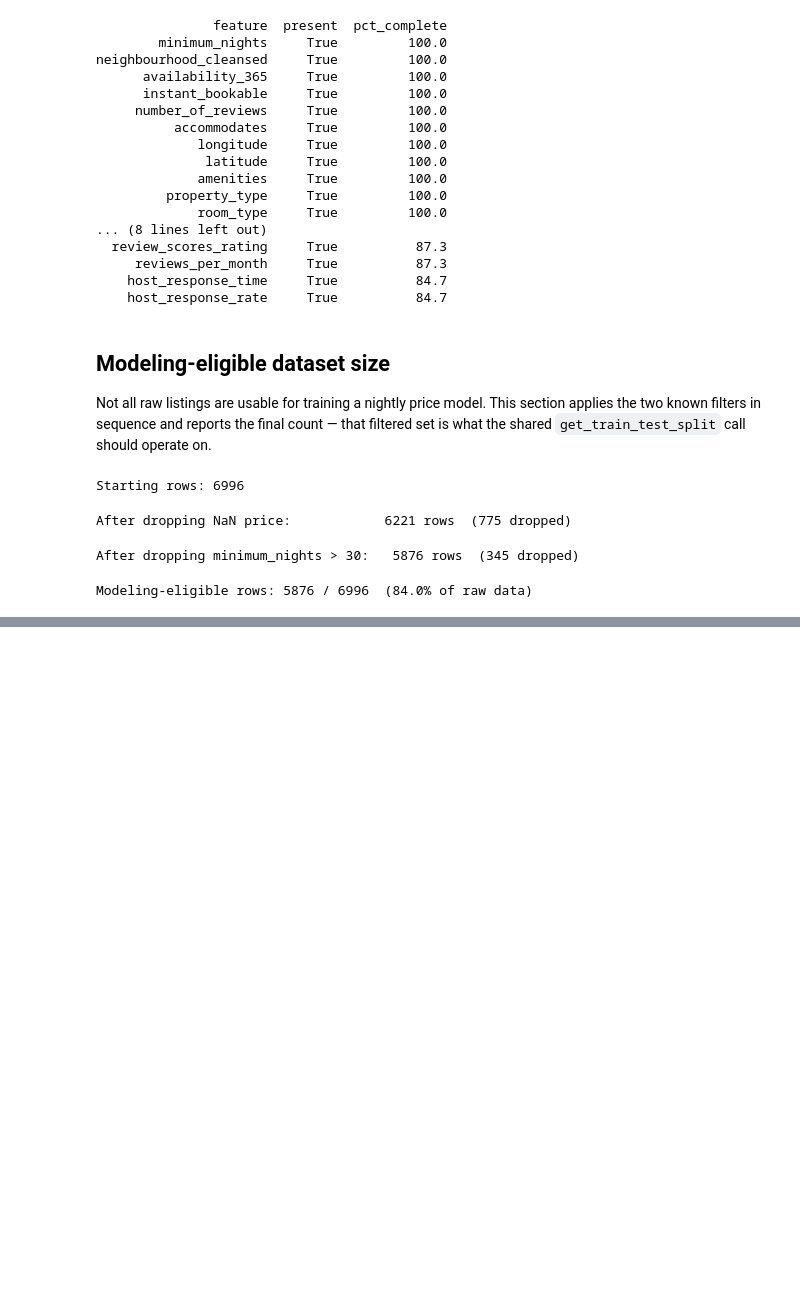
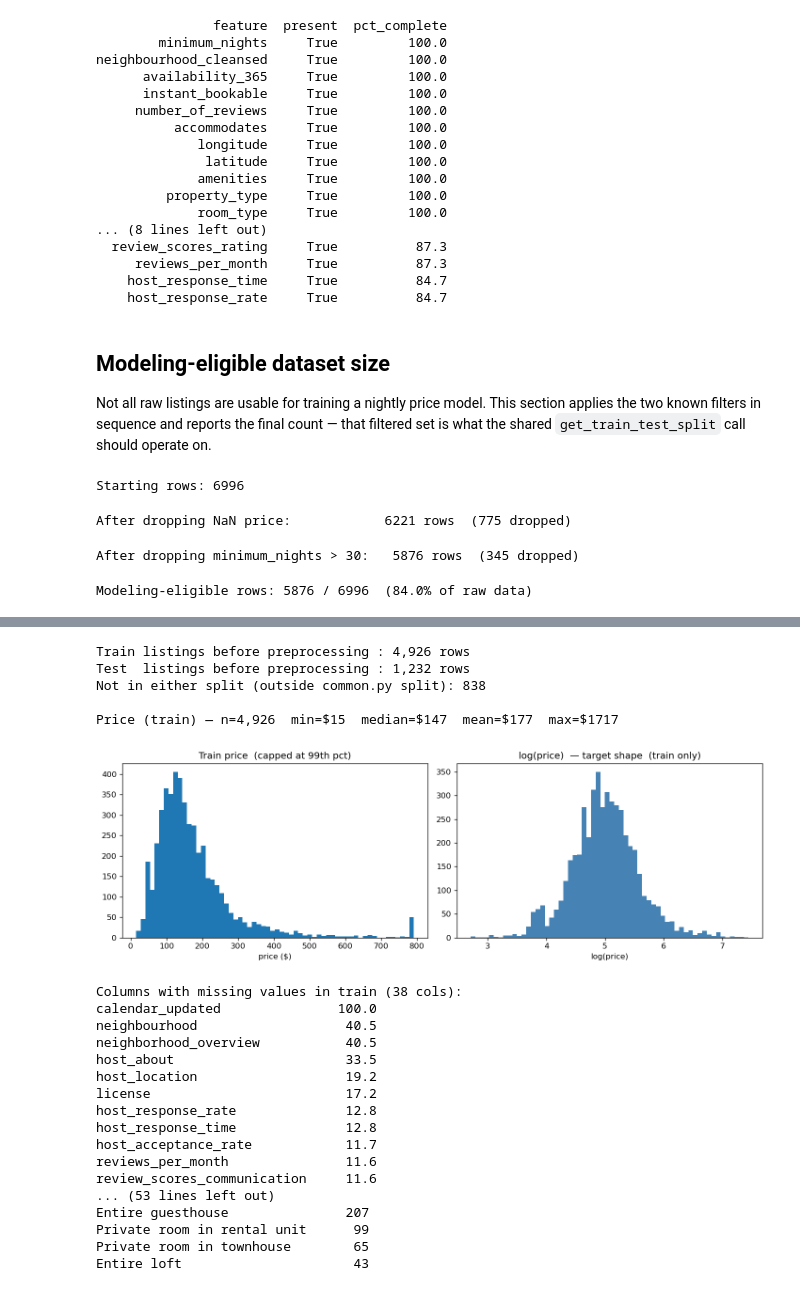
Before and after one commit to hasmiig/Machine_Learning_Project, a Jupyter notebook: notebooks/tabular_explore.ipynb, the cells around one changed output, grey strips where cells are left out. Cells and saved outputs as stored; diff of their text form; code cells hidden in the pictures; blank space fills up the shorter version.

```diff
--- a/notebooks/tabular_explore.ipynb
+++ b/notebooks/tabular_explore.ipynb
@@ -1131,0 +1105,72 @@ All columns:
+# %%
+import numpy as np
+
+_train_ids = np.load("../data/raw/train_ids.npy")
+_test_ids  = np.load("../data/raw/test_ids.npy")
+
+# Filter price-cleaned df to train listings only (before any pipeline steps)
+df_tr_raw = df[df["id"].isin(_train_ids)].reset_index(drop=True)
+
+print(f"Train listings before preprocessing : {len(df_tr_raw):,} rows")
+print(f"Test  listings before preprocessing : {(df['id'].isin(_test_ids)).sum():,} rows")
+print(f"Not in either split (outside common.py split): "
+      f"{(~df['id'].isin(_train_ids) & ~df['id'].isin(_test_ids)).sum():,}")
+
+# Price distribution in train set
+price_tr = df_tr_raw["price"].dropna()
+print(f"\nPrice (train) — n={len(price_tr):,}  "
+      f"min=${price_tr.min():.0f}  median=${price_tr.median():.0f}  "
+      f"mean=${price_tr.mean():.0f}  max=${price_tr.max():.0f}")
+
+fig, (ax1, ax2) = plt.subplots(1, 2, figsize=(12, 4))
+ax1.hist(price_tr.clip(upper=price_tr.quantile(0.99)), bins=60, edgecolor="none")
+ax1.set_title("Train price  (capped at 99th pct)")
+ax1.set_xlabel("price ($)")
+ax2.hist(np.log(price_tr), bins=60, edgecolor="none", color="steelblue")
+ax2.set_title("log(price)  — target shape  (train only)")
+ax2.set_xlabel("log(price)")
+plt.tight_layout()
+plt.show()
+
+# Missing values in train set before pipeline
+missing_tr = (df_tr_raw.isnull().mean() * 100).sort_values(ascending=False)
+missing_tr = missing_tr[missing_tr > 0]
+print(f"\nColumns with missing values in train ({len(missing_tr)} cols):")
+print(missing_tr.round(1).to_string())
+
+# Key numeric stats (train, before preprocessing)
+num_cols = ["accommodates", "bedrooms", "bathrooms",
+            "minimum_nights", "number_of_reviews", "review_scores_rating"]
+print("\nNumeric feature stats (train, before preprocessing):")
+print(df_tr_raw[[c for c in num_cols if c in df_tr_raw.columns]].describe().round(2).to_string())
+
+# Categorical distributions in train
+for col in ("room_type", "property_type"):
+    if col in df_tr_raw.columns:
+        vc = df_tr_raw[col].value_counts()
+        print(f"\n{col} (train, before preprocessing):")
+        print(vc.head(10).to_string())
+# %% [output]
+Train listings before preprocessing : 4,926 rows
+Test  listings before preprocessing : 1,232 rows
+Not in either split (outside common.py split): 838
+
+Price (train) — n=4,926  min=$15  median=$147  mean=$177  max=$1717
+[figure, added]
+Columns with missing values in train (38 cols):
+calendar_updated               100.0
+neighbourhood                   40.5
+neighborhood_overview           40.5
+host_about                      33.5
+host_location                   19.2
+license                         17.2
+host_response_rate              12.8
+host_response_time              12.8
+host_acceptance_rate            11.7
+reviews_per_month               11.6
+review_scores_communication     11.6
+... (53 lines left out)
+Entire guesthouse               207
+Private room in rental unit      99
+Private room in townhouse        65
+Entire loft                      43
```
Also changed, not shown: parts of 15 cells of this notebook, 8 other files.
